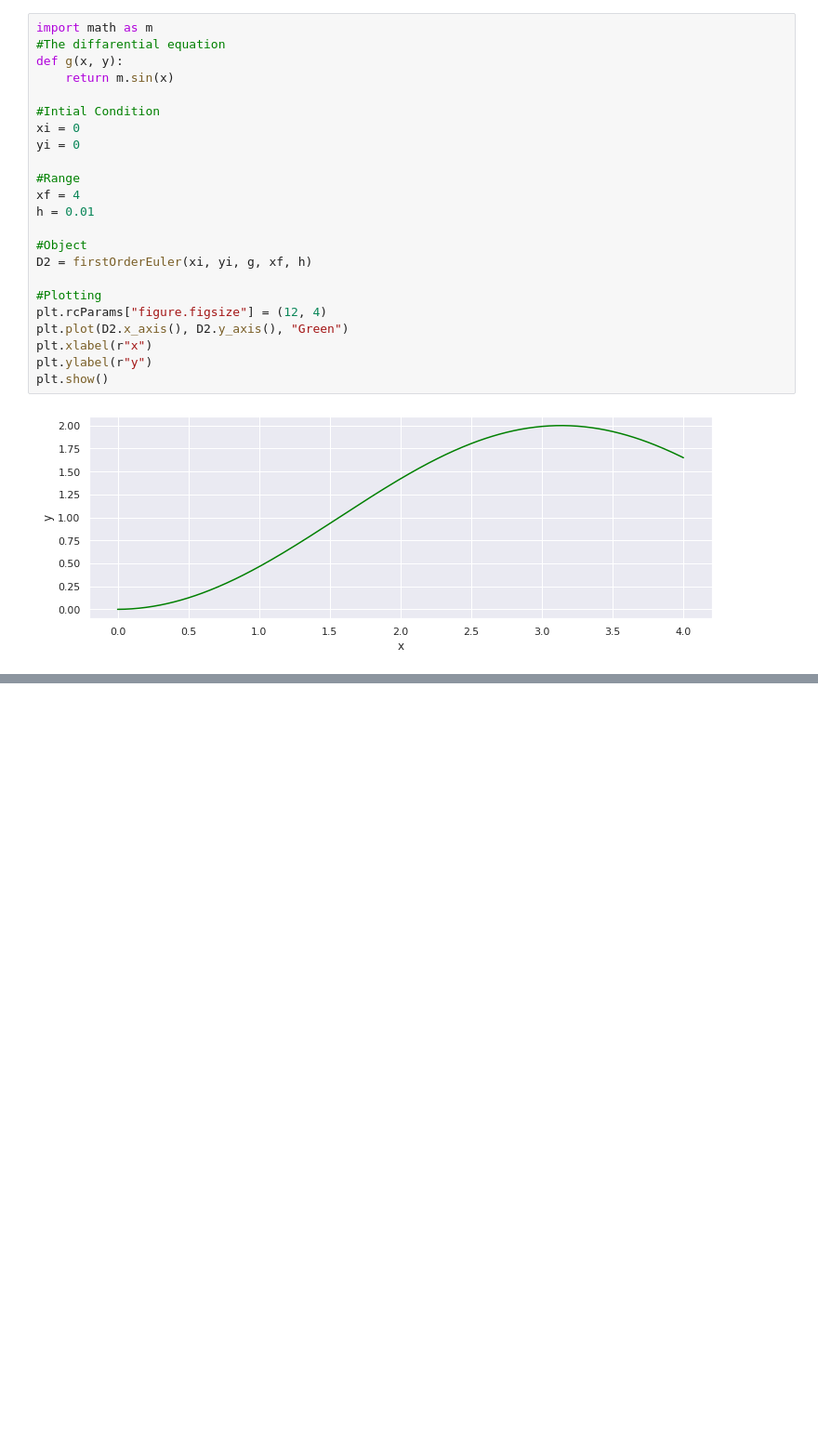
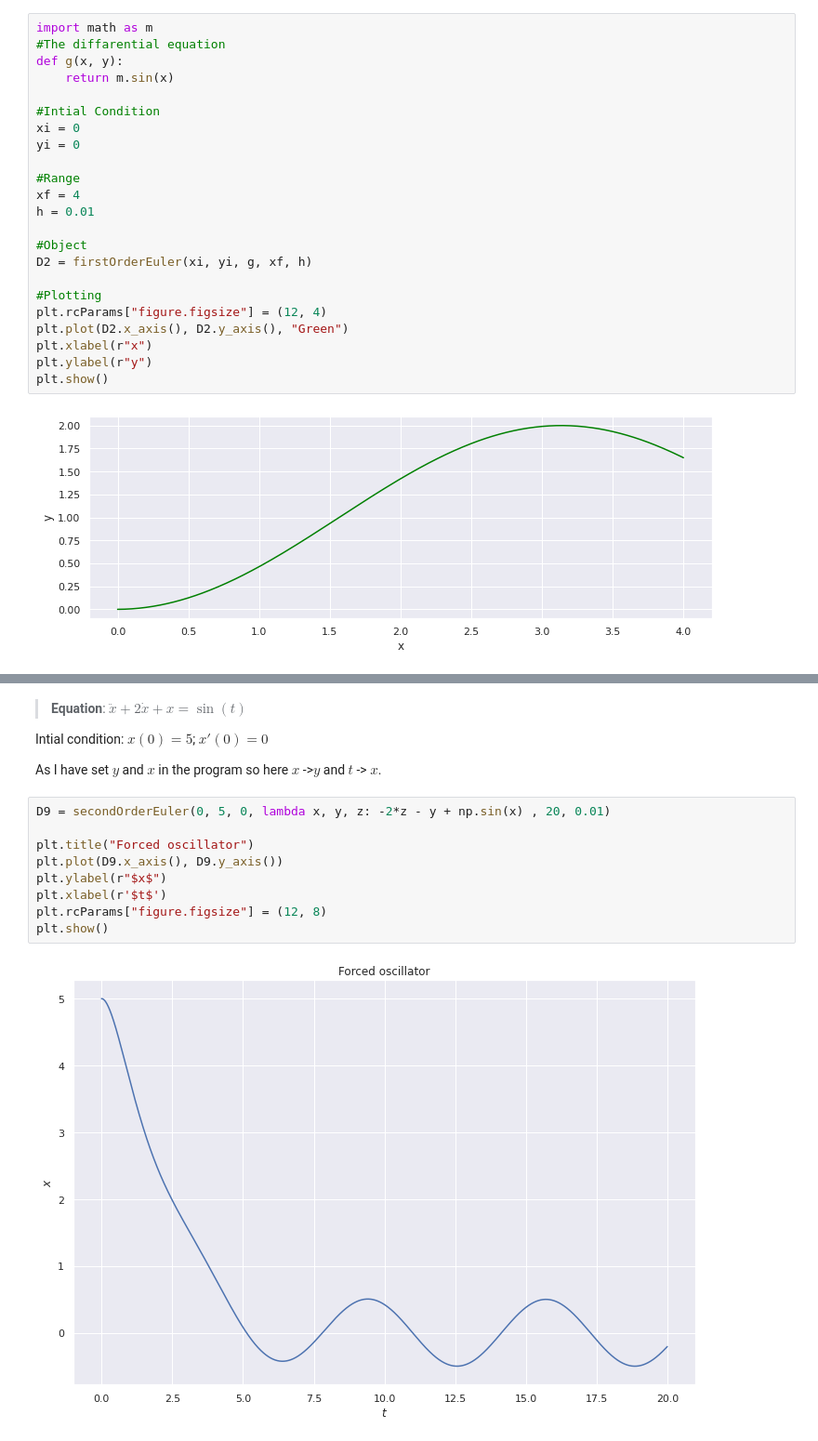
Before and after one commit to Souvik-0612/Diffarential-equation, a Jupyter notebook: ODE.ipynb, the cells around one changed output, grey strips where cells are left out. Shown at 93% size. Cells and saved outputs as stored; diff of their text form; blank space fills up the shorter version.

```diff
--- a/ODE.ipynb
+++ b/ODE.ipynb
@@ -225,0 +286,20 @@ plt.show()
+# %% [markdown]
+> **Equation**: $\ddot x + 2\dot x+x =  \sin(t)$
+
+Intial condition:
+$x(0)=5$;
+$x'(0)=0$
+
+
+As I have set $y$ and $x$ in the program so here $x$ ->$y$ and $t$ -> $x$.
+# %%
+D9 = secondOrderEuler(0, 5, 0, lambda x, y, z: -2*z - y + np.sin(x) , 20, 0.01)
+
+plt.title("Forced oscillator")
+plt.plot(D9.x_axis(), D9.y_axis())
+plt.ylabel(r"$x$")
+plt.xlabel(r'$t$')
+plt.rcParams["figure.figsize"] = (12, 8)
+plt.show()
+# %% [output]
+[figure, added]
```
Also changed, not shown: parts of 29 cells of this notebook.
